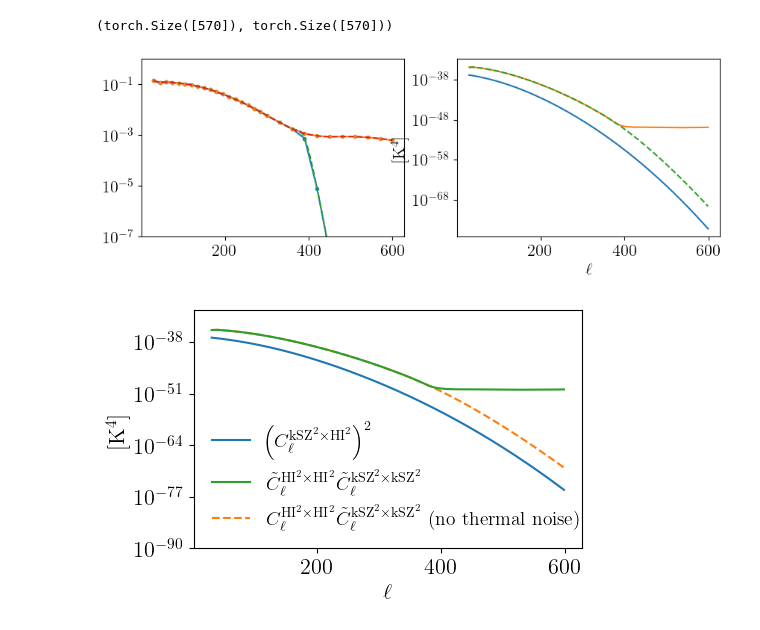
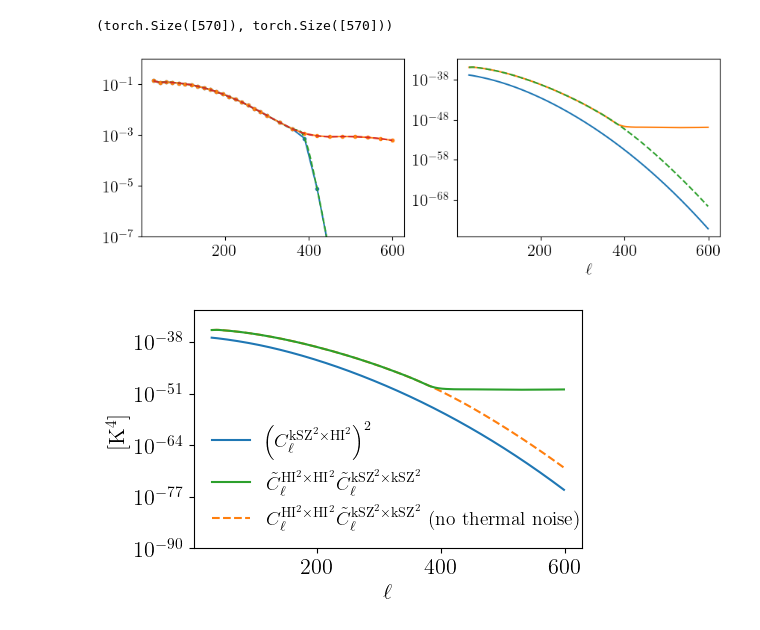
Before and after one commit to Einste11N/SquareField_CrossCorrelation, a Jupyter notebook: Inspection.ipynb, the cells around one changed output. Cells and saved outputs as stored; diff of their text form; code cells hidden in the pictures.

```diff
--- a/Inspection.ipynb
+++ b/Inspection.ipynb
@@ -454,35 +454,35 @@ Cl_kSZ2_auto = linear_itp_n(l_list_kSZ2, CL_kSZ2, l30_600)
 fig = plt.figure(figsize=(10, 3.09))
 
 plt.subplot(1,2,1)
 plt.plot(l_list, SNR_coarse, '.-')
 plt.plot(l_list, SNR_coarse_nonoise, '.-')
 plt.plot(l30_600, SNR, '--')
 plt.plot(l30_600, SNR_nonoise, '--')
 # plt.plot(l30_330, SNR1)
 # plt.plot(l330_600, SNR2)
 plt.yscale('log')
 
 # plt.xlim([20,400])
 plt.ylim([1e-7,1e0])
 
 plt.subplot(1,2,2)
 plt.plot(l30_600, Cl_kSZ2_HI2**2, label = r'$\left( C_{\ell}^{{\rm kSZ}^2 \times {\rm HI}^2} \right)^2$')
 plt.plot(l30_600, Cl_HI2_auto * Cl_kSZ2_auto, label = r'$\tilde{C}_{\ell}^{{\rm HI}^2 \times {\rm HI}^2} \tilde{C}_{\ell}^{{\rm kSZ}^2 \times {\rm kSZ}^2}$')
 plt.plot(l30_600, Cl_HI2_nonoise_auto * Cl_kSZ2_auto, '--',
         label = r'$C_{\ell}^{{\rm HI}^2 \times {\rm HI}^2} C_{\ell}^{{\rm kSZ}^2 \times {\rm kSZ}^2}$')
 # plt.legend()
 # plt.xscale('log')
 plt.yscale('log')
 # plt.ylim([1e-60, 1e-29])
 plt.xlabel(r'$\ell$', usetex=True)
-plt.ylabel(r'[$\mathrm{K}^4$]', usetex=True)
+# plt.ylabel(r'[$\mathrm{K}^4$]', usetex=True)
 
 # plt.plot(l_list, dCl_obj.Beam_HI(l_list, zindex=0, use_mean=True)**2, '.-')
 # plt.yscale('log')
 
 plt.show()
 # %% [output]
-[figure, old version]
+[figure, new version]
 # %%
 Cl_kSZ2_HI2 = loglog_itp_n(l_list, Cl_cross, l30_600)
 Cl_HI2_auto = loglog_itp_n(l_list, Cl_HI2, l30_600)
```
Also changed, not shown: 2 other files.
